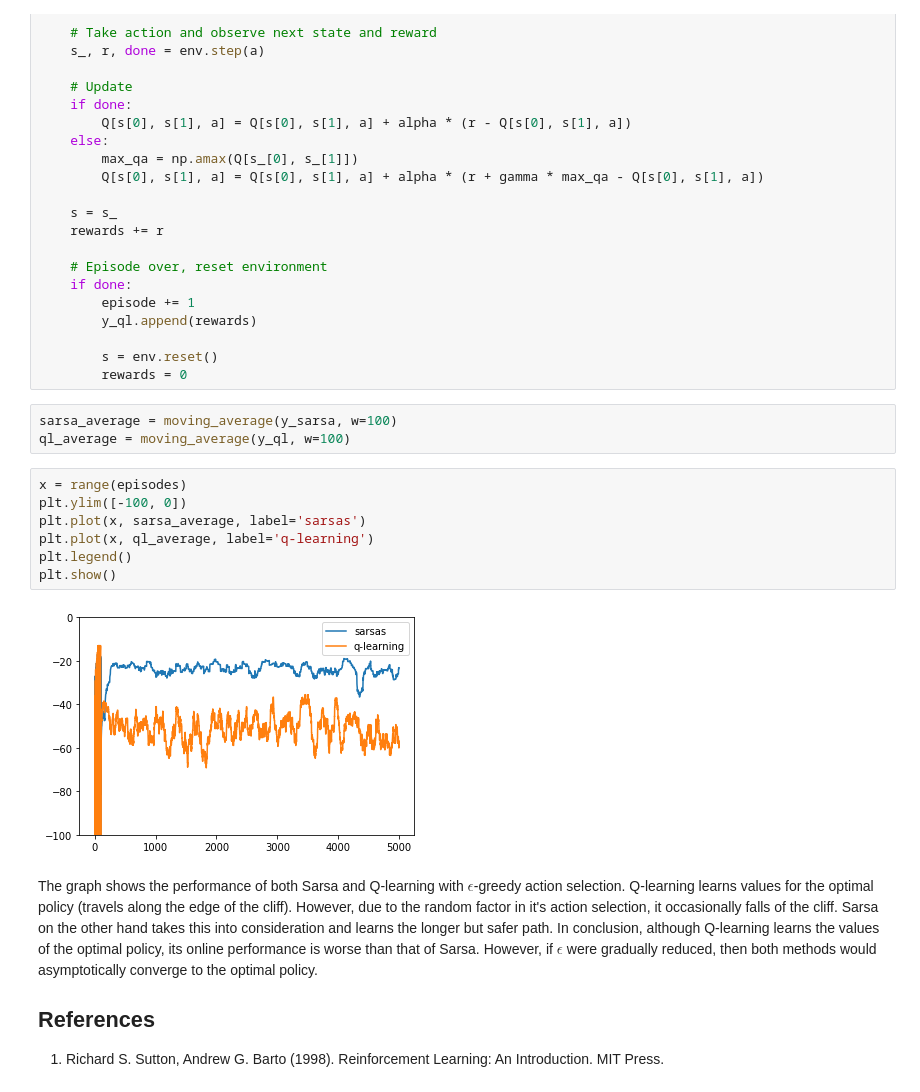
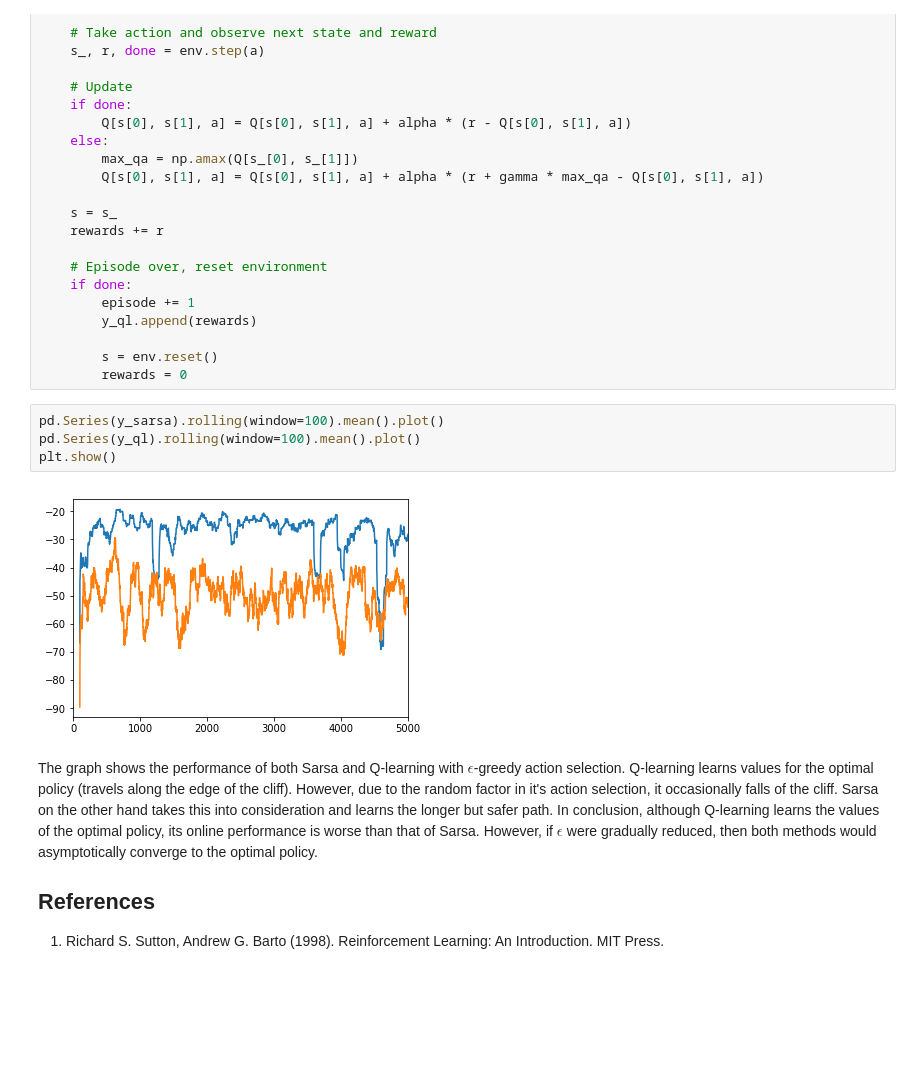
Before and after one commit to frankibem/reinforcement-learning, a Jupyter notebook: temporal difference/cliff_walking.ipynb, the cells around one changed output. Saved outputs shown, nothing was run; the diff lists cells and outputs as text; blank space fills up the shorter version.

```diff
--- a/temporal difference/cliff_walking.ipynb
+++ b/temporal difference/cliff_walking.ipynb
@@ -171,18 +167,12 @@ while episode < episodes:
 
         s = env.reset()
         rewards = 0
-# %%
-sarsa_average = moving_average(y_sarsa, w=100)
-ql_average = moving_average(y_ql, w=100)
-# %%
-x = range(episodes)
-plt.ylim([-100, 0])
-plt.plot(x, sarsa_average, label='sarsas')
-plt.plot(x, ql_average, label='q-learning')
-plt.legend()
-plt.show()
-# %% [output]
-[figure, removed]
+# %%
+pd.Series(y_sarsa).rolling(window=100).mean().plot()
+pd.Series(y_ql).rolling(window=100).mean().plot()
+plt.show()
+# %% [output]
+[figure, added]
 # %% [markdown]
 The graph shows the performance of both Sarsa and Q-learning with $\epsilon$-greedy action selection. Q-learning learns values for the optimal policy (travels along the edge of the cliff). However, due to the random factor in it's action selection, it occasionally falls of the cliff. Sarsa on the other hand takes this into consideration and learns the longer but safer path. In conclusion, although Q-learning learns the values of the optimal policy, its online performance is worse than that of Sarsa. However, if $\epsilon$ were gradually reduced, then both methods would asymptotically converge to the optimal policy.
 
```
Also changed, not shown: parts of 2 cells of this notebook, 1 other file.
